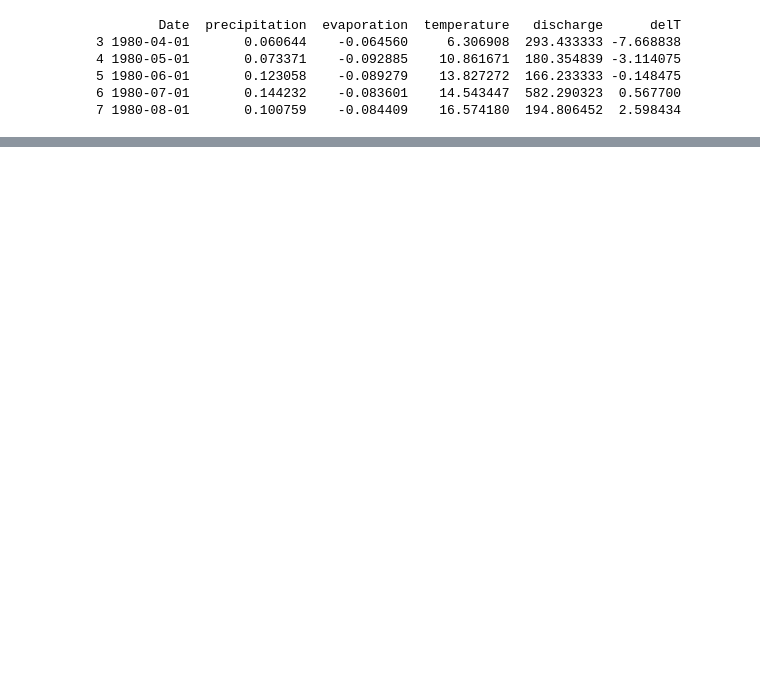
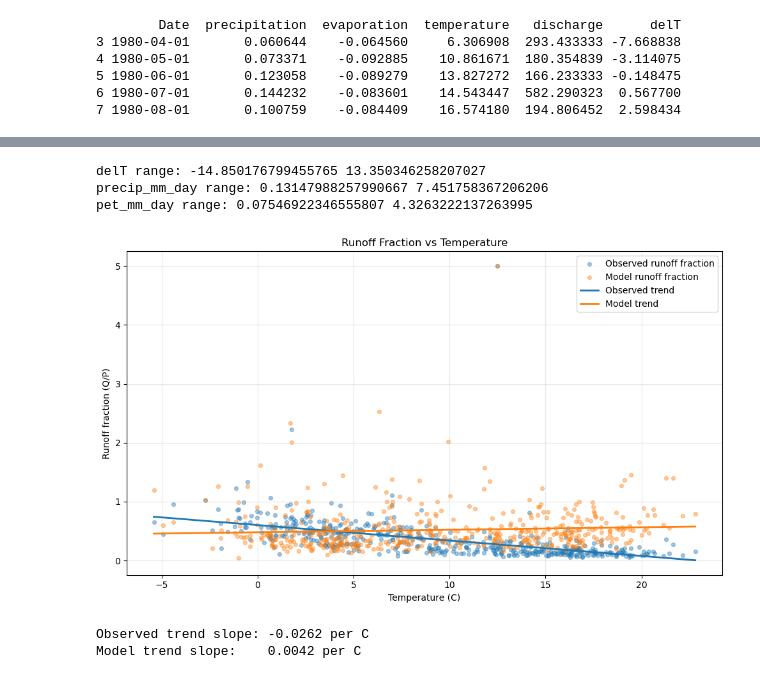
Before and after one commit to Doriswong35/teaching-materials, a Jupyter notebook: Main_project/Temp.ipynb, the cells around one changed output, grey strips where cells are left out. Drawn from its saved outputs; the diff is of its cells as text; code cells hidden in the pictures; blank space fills up the shorter version.

```diff
--- a/Main_project/Temp.ipynb
+++ b/Main_project/Temp.ipynb
@@ -183,7 +183,7 @@ print(monthly_df_growing.head())
 7 1980-08-01       0.100759    -0.084409    16.574180  194.806452  2.598434
 # %%
 # Unit check and conversion for HBV inputs (model-ready)
-check_df = monthly_df_growing.copy()
+check_df = monthly_df.copy()
 check_df['days_in_month'] = check_df['Date'].dt.days_in_month
 
 # ERA5 monthly totals are in meters of water; convert to mm/month
@@ -207,7 +207,7 @@ print(check_df[['Date', 'precip_mm_day', 'pet_mm_day', 'q_obs_mm_day']].head(12)
 # Optional arrays for the MC cell
 precip_array = check_df['precip_mm_day'].to_numpy()
 evap_array = check_df['pet_mm_day'].to_numpy()
-temp_array = check_df['temperature'].to_numpy()
+temp_array = check_df['delT'].to_numpy()
 q_obs_array = check_df['q_obs_mm_day'].to_numpy()
 print(f'\nArray lengths -> P:{len(precip_array)}, EP:{len(evap_array)}, T:{len(temp_array)}, Qobs:{len(q_obs_array)}')
 # %% [output]
@@ -337,0 +405,53 @@ Best NSE: -0.0220
+# %%
+print('delT range:', float(check_df['delT'].min()), float(check_df['delT'].max()))
+print('precip_mm_day range:', float(check_df['precip_mm_day'].min()), float(check_df['precip_mm_day'].max()))
+print('pet_mm_day range:', float(check_df['pet_mm_day'].min()), float(check_df['pet_mm_day'].max()))
+# %% [output]
+delT range: -14.850176799455765 13.350346258207027
+precip_mm_day range: 0.13147988257990667 7.451758367206206
+pet_mm_day range: 0.07546922346555807 4.3263222137263995
+# %%
+import matplotlib.pyplot as plt
+
+# Quick hypothesis check: runoff fraction vs temperature
+# Runoff fraction here is Q/P (both in mm/day).
+rf_df = check_df.copy()
+rf_df = rf_df[rf_df['precip_mm_day'] > 0.1].copy()
+rf_df['runoff_fraction_obs'] = rf_df['q_obs_mm_day'] / rf_df['precip_mm_day']
+rf_df['runoff_fraction_model'] = best_sim_q / rf_df['precip_mm_day']
+
+# Keep extreme outliers from dominating the visual check
+rf_df['runoff_fraction_obs'] = rf_df['runoff_fraction_obs'].clip(upper=5)
+rf_df['runoff_fraction_model'] = rf_df['runoff_fraction_model'].clip(upper=5)
+
+x = rf_df['temperature'].to_numpy()
+y_obs = rf_df['runoff_fraction_obs'].to_numpy()
+y_mod = rf_df['runoff_fraction_model'].to_numpy()
+
+obs_fit = np.polyfit(x, y_obs, 1)
+mod_fit = np.polyfit(x, y_mod, 1)
+obs_line = np.poly1d(obs_fit)
+mod_line = np.poly1d(mod_fit)
+
+plt.figure(figsize=(10, 6))
+plt.scatter(x, y_obs, alpha=0.4, s=18, label='Observed runoff fraction')
+plt.scatter(x, y_mod, alpha=0.4, s=18, label='Model runoff fraction')
+
+x_line = np.linspace(np.min(x), np.max(x), 200)
+plt.plot(x_line, obs_line(x_line), linewidth=2, label='Observed trend')
+plt.plot(x_line, mod_line(x_line), linewidth=2, label='Model trend')
+
+plt.xlabel('Temperature (C)')
+plt.ylabel('Runoff fraction (Q/P)')
+plt.title('Runoff Fraction vs Temperature')
+plt.grid(alpha=0.3)
+plt.legend()
+plt.tight_layout()
+plt.show()
+
+print(f'Observed trend slope: {obs_fit[0]:.4f} per C')
+print(f'Model trend slope:    {mod_fit[0]:.4f} per C')
+# %% [output]
+[figure, added]
+Observed trend slope: -0.0262 per C
+Model trend slope:    0.0042 per C
```
Also changed, not shown: parts of 11 cells of this notebook, 6 other files.
